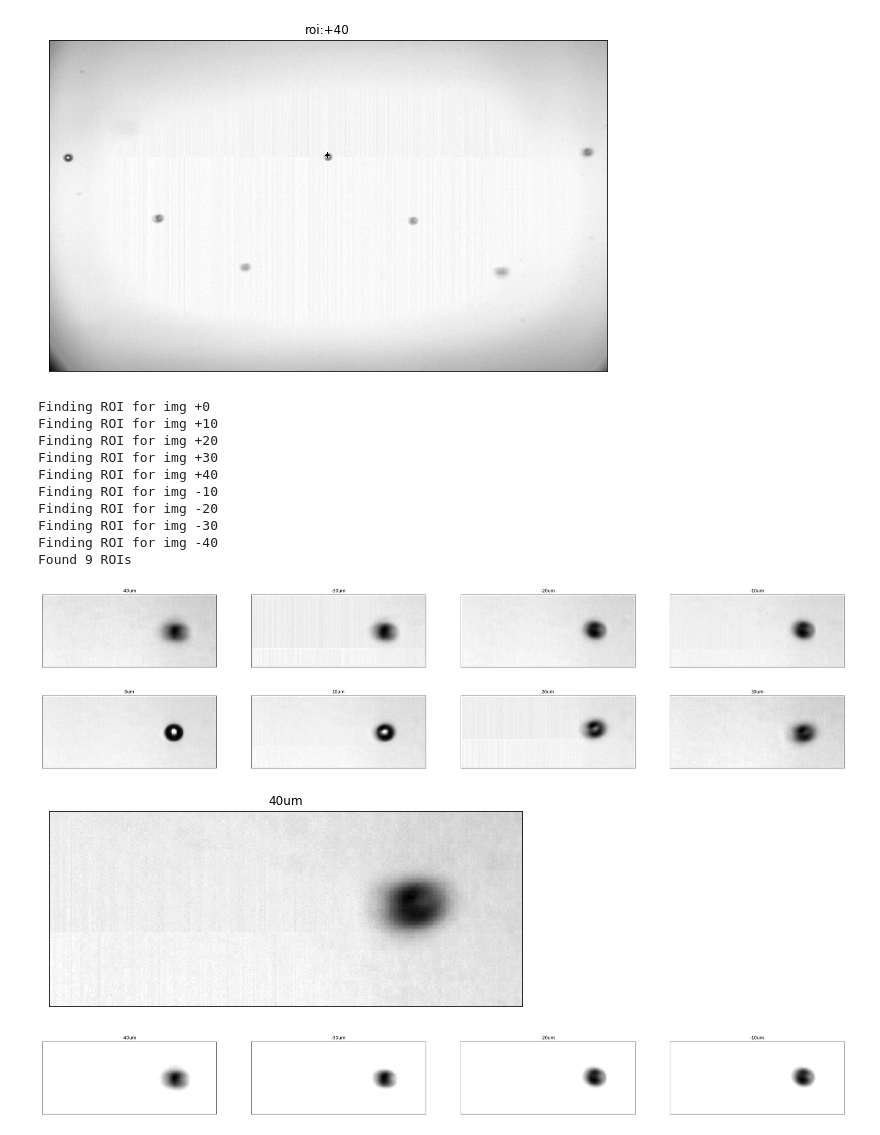
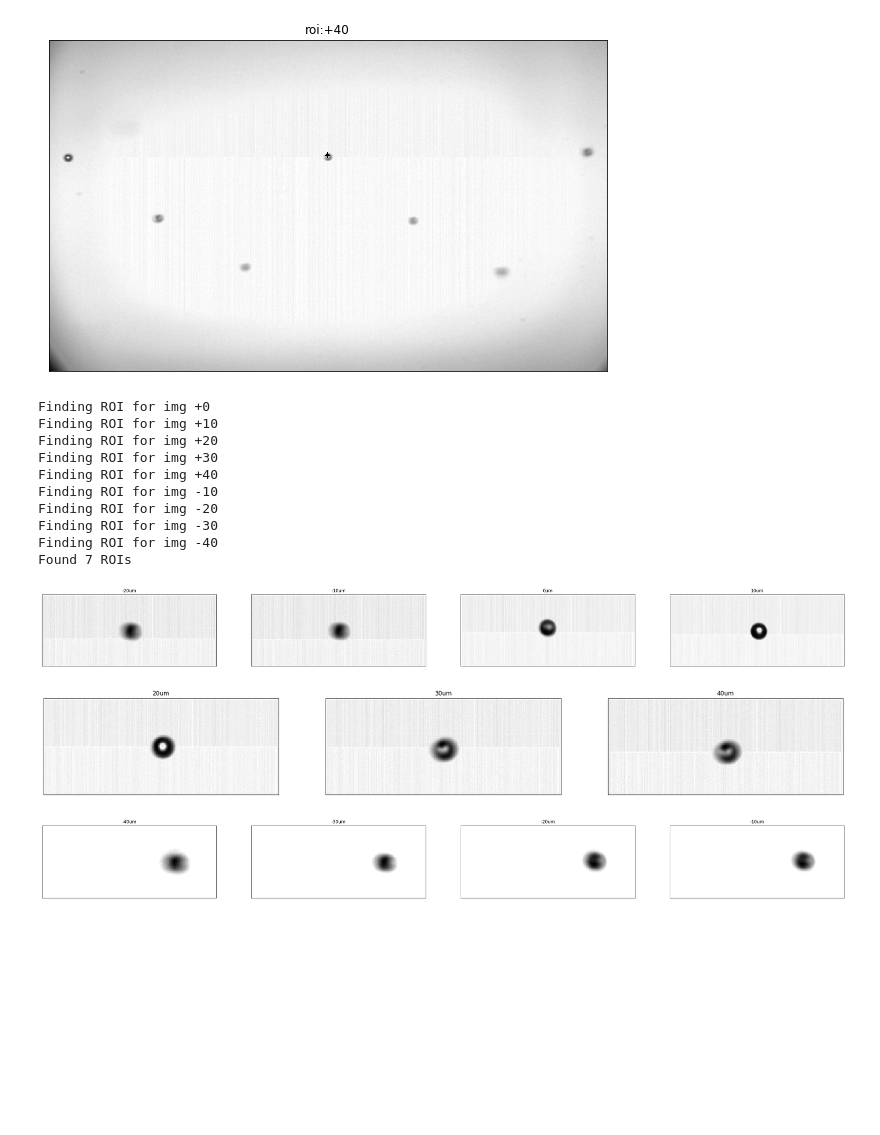
Before and after one commit to Aniruddh1/ipython-opencv-notebooks, a Jupyter notebook: notebooks/DIF_AutoFocus.ipynb, the cells around one changed output. Drawn from its saved outputs; the diff is of its cells as text; code cells hidden in the pictures; blank space fills up the shorter version.

```diff
--- a/notebooks/DIF_AutoFocus.ipynb
+++ b/notebooks/DIF_AutoFocus.ipynb
@@ -367,7 +368,7 @@ img_list = []
 plot_list = []
 
 num_cols = 7
-coi = 6   # 'column of interest', zero-based
+coi = 3   # 'column of interest', zero-based
 
 for k,v in imgs.items():
     print("Finding ROI for img %s" % (k))
@@ -376,37 +377,36 @@ for k,v in imgs.items():
     img = cv2.imread(imgs[k],cv2.IMREAD_ANYDEPTH)
     rows,cols = img.shape
     img16 = img[ int(rows/8):int(rows/2)-100, 0:cols  ]
     rows,cols = img16.shape
 
     img8 = du.convert16BitTo8Bit(img16)
     cv2.putText(img8, k, (50, 50), cv2.FONT_HERSHEY_DUPLEX, 2, (255,255,255), 1)
 
     roi = findROI(img8, num_cols, coi, tag=k, debug=False)
     if roi is not None:
         img_list.append( (roi, int(k)) )
 
 img_list = sorted(img_list, key=lambda x: x[1])
 
 for img in img_list:
     plot_list.append( ( img[0], "%dum" % (int(img[1])) ) )
 
 print("Found %d ROIs" % len(img_list))
 
 util.plot_imgs(plot_list, max_cols = 4)
 # %% [output]
 Finding ROI for img +0
 Finding ROI for img +10
 Finding ROI for img +20
 Finding ROI for img +30
 Finding ROI for img +40
 Finding ROI for img -10
 Finding ROI for img -20
 Finding ROI for img -30
 Finding ROI for img -40
-Found 9 ROIs
+Found 7 ROIs
-[figure, old version]
+[figure, new version]
-[figure, old version]
+[figure, new version]
-[figure, removed]
 # %%
 thresh_img_list = []
 plot_list = []
```
Also changed, not shown: parts of 3 cells of this notebook, 8 other files.
